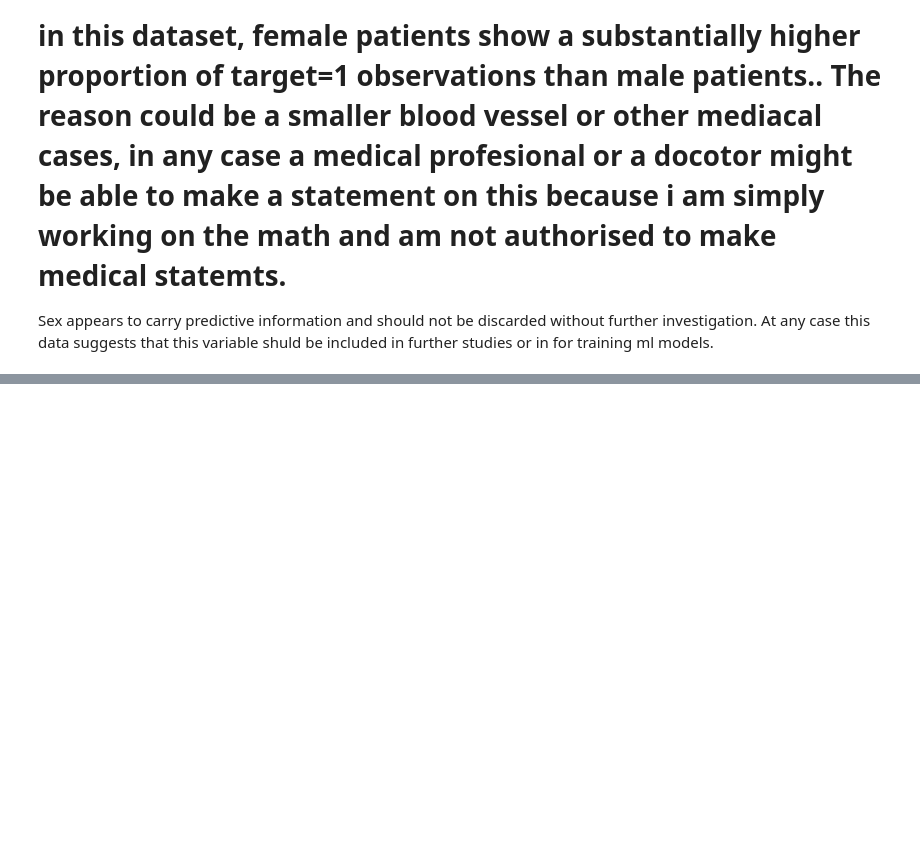
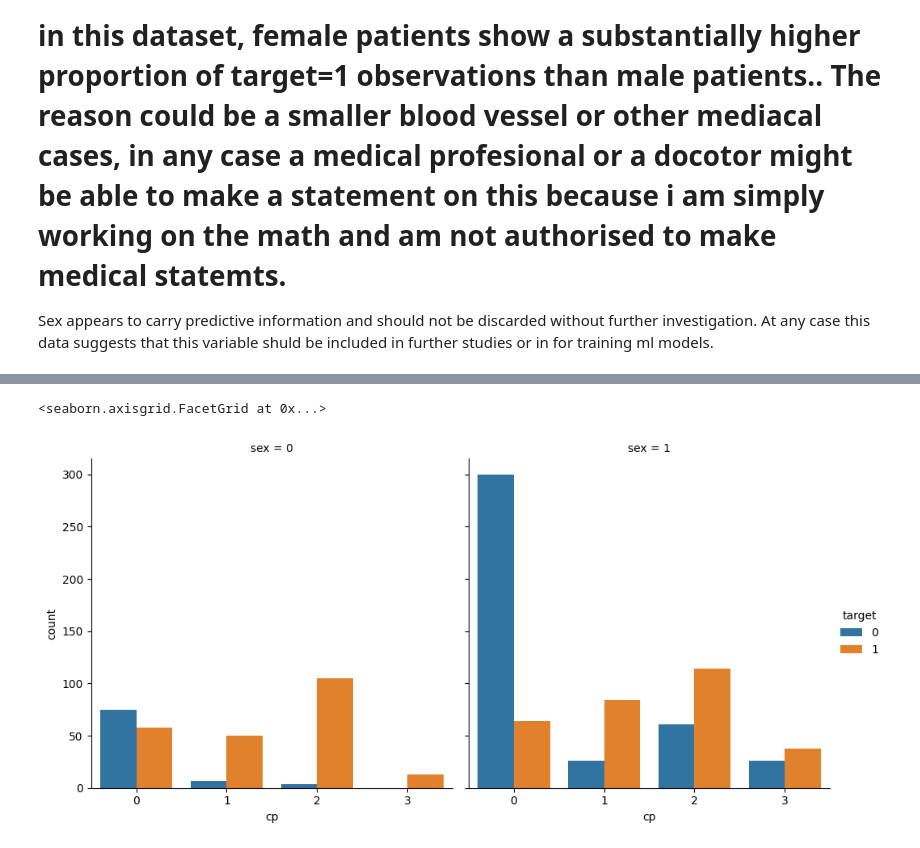
Before and after one commit to Wassiemkahlawi/heart-disease-ml-analysis, a Jupyter notebook: notebooks/01_eda.ipynb, the cells around one changed output, grey strips where cells are left out. Cells and saved outputs as stored; diff of their text form; code cells hidden in the pictures; blank space fills up the shorter version.

```diff
--- a/notebooks/01_eda.ipynb
+++ b/notebooks/01_eda.ipynb
@@ -350,0 +364,11 @@ At any case this data suggests that this variable shuld be included in further s
+# %%
+sns.catplot(
+    x="cp",
+    hue="target",
+    col="sex",
+    kind="count",
+    data=df
+)
+# %% [output]
+<seaborn.axisgrid.FacetGrid at 0x...>
+[figure, added]
```
Also changed, not shown: parts of 3 cells of this notebook.
